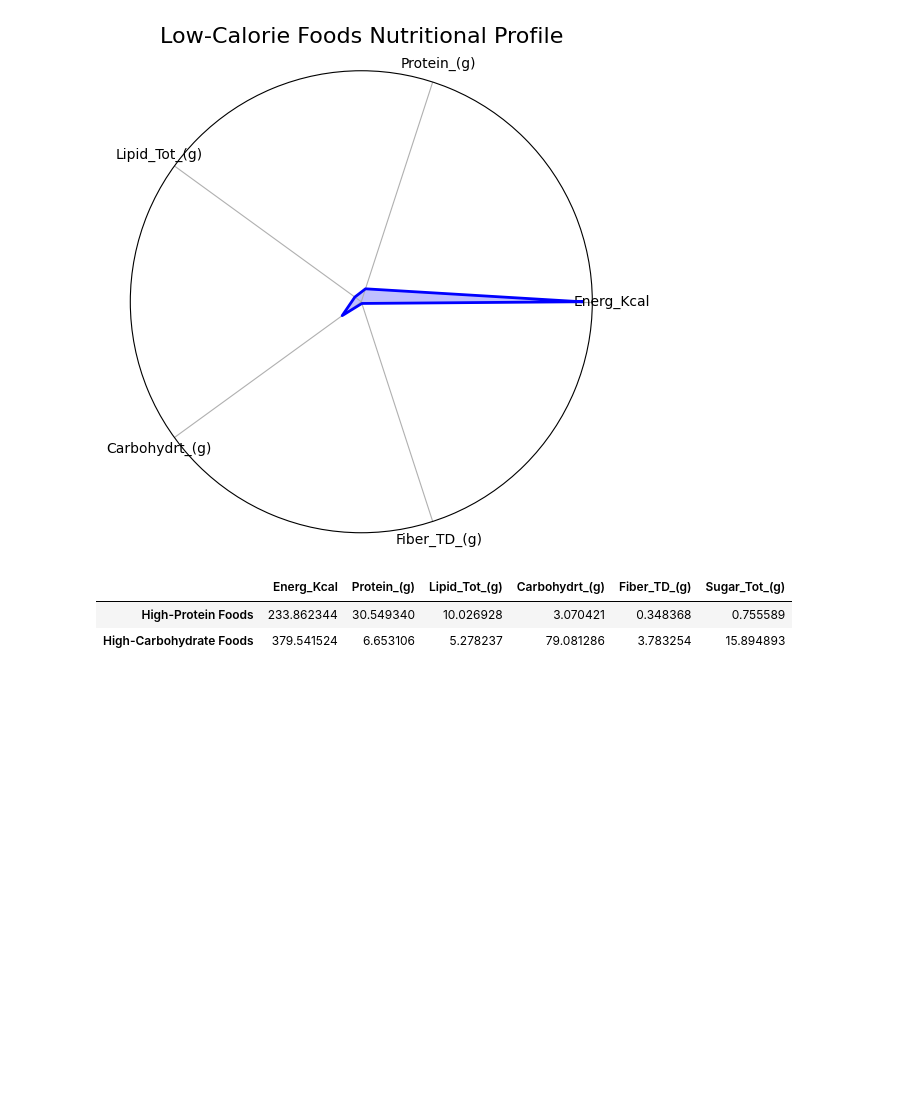
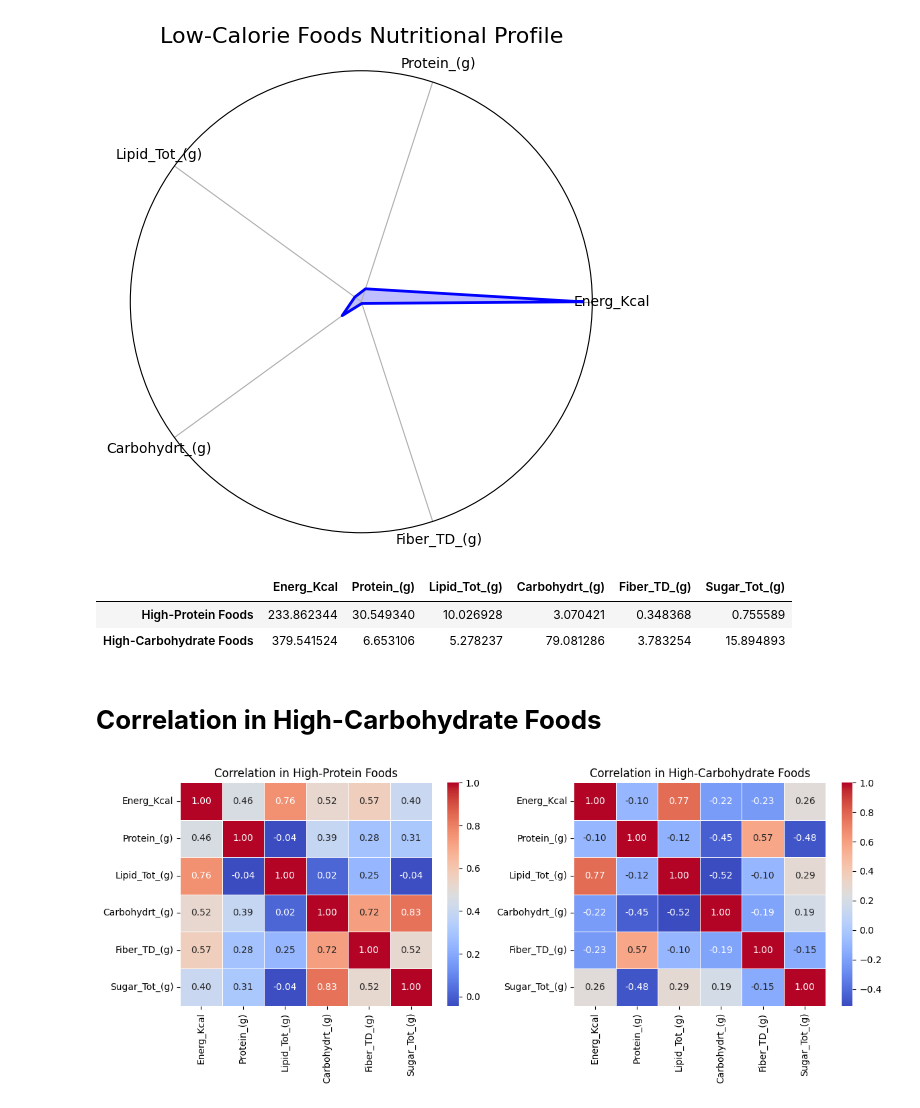
Before and after one commit to ChamaraProgForDataAnal/Programming-for-Data-Analysis, a Jupyter notebook: Data_Analytics_&_Visualisation.ipynb, the cells around one changed output. Saved outputs shown, nothing was run; the diff lists cells and outputs as text; code cells hidden in the pictures; blank space fills up the shorter version.

Commit message:
Compute correlations for high-protein and high-carbohydrate foods

```diff
--- a/Data_Analytics_&_Visualisation.ipynb
+++ b/Data_Analytics_&_Visualisation.ipynb
@@ -413,3 +413,27 @@ comparison_high.T
 |  | Energ_Kcal | Protein_(g) | Lipid_Tot_(g) | Carbohydrt_(g) | Fiber_TD_(g) | Sugar_Tot_(g) |
 | High-Protein Foods | 233.862344 | 30.549340 | 10.026928 | 3.070421 | 0.348368 | 0.755589 |
 | High-Carbohydrate Foods | 379.541524 | 6.653106 | 5.278237 | 79.081286 | 3.783254 | 15.894893 |
+# %% [markdown]
+# **Correlation in High-Carbohydrate Foods**
+# %%
+# Compute correlations for high-protein and high-carbohydrate foods
+high_protein_corr = high_protein_foods[numeric_columns].corr()
+high_carb_corr = high_carb_foods[numeric_columns].corr()
+
+# Plot correlation heatmaps
+plt.figure(figsize=(12, 5))
+
+# High-Protein Foods Correlation
+plt.subplot(1, 2, 1)
+sns.heatmap(high_protein_corr, annot=True, cmap="coolwarm", fmt=".2f", linewidths=0.5)
+plt.title("Correlation in High-Protein Foods")
+
+# High-Carbohydrate Foods Correlation
+plt.subplot(1, 2, 2)
+sns.heatmap(high_carb_corr, annot=True, cmap="coolwarm", fmt=".2f", linewidths=0.5)
+plt.title("Correlation in High-Carbohydrate Foods")
+
+plt.tight_layout()
+plt.show()
+# %% [output]
+[figure, added]
```
